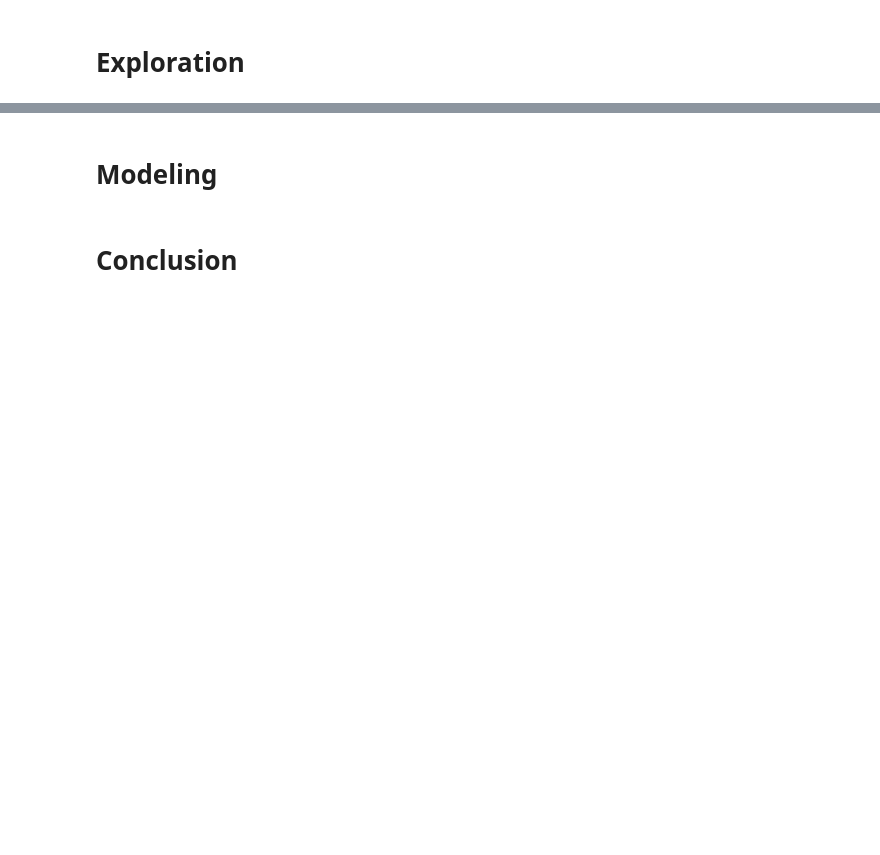
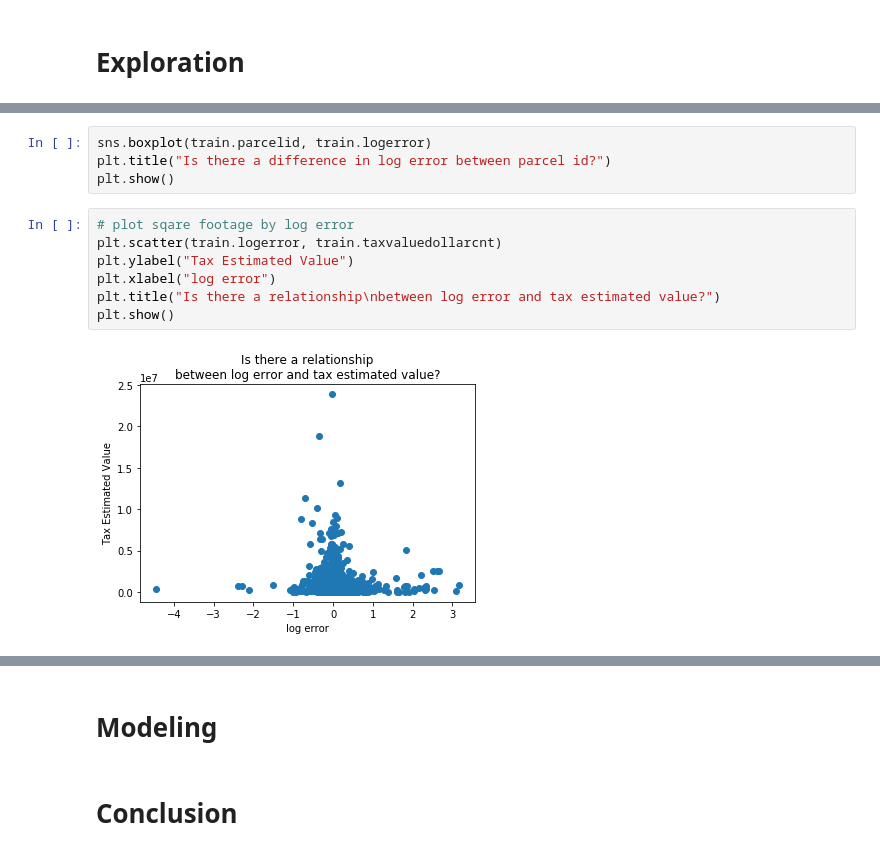
Before and after one commit to Gabby-B-B/clustering-project, a Jupyter notebook: walkthrough_notebook.ipynb, the cells around one changed output, grey strips where cells are left out. Saved outputs shown, nothing was run; the diff lists cells and outputs as text; blank space fills up the shorter version.

```diff
--- a/walkthrough_notebook.ipynb
+++ b/walkthrough_notebook.ipynb
@@ -174,0 +195,13 @@ conf_interval = .95 # desired confidence interval
+# %%
+sns.boxplot(train.parcelid, train.logerror)
+plt.title("Is there a difference in log error between parcel id?")
+plt.show()
+# %%
+# plot sqare footage by log error
+plt.scatter(train.logerror, train.taxvaluedollarcnt)
+plt.ylabel("Tax Estimated Value")
+plt.xlabel("log error")
+plt.title("Is there a relationship\nbetween log error and tax estimated value?")
+plt.show()
+# %% [output]
+[figure, added]
```
Also changed, not shown: parts of 6 cells of this notebook.
